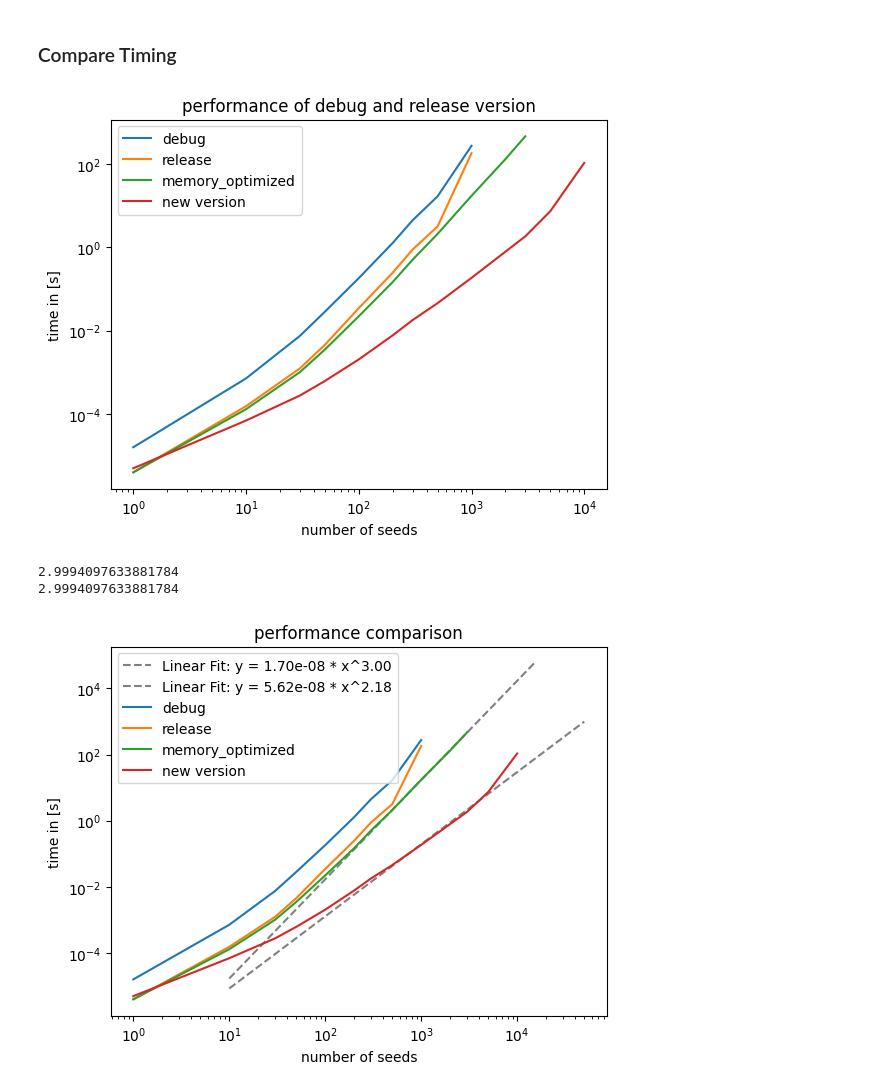
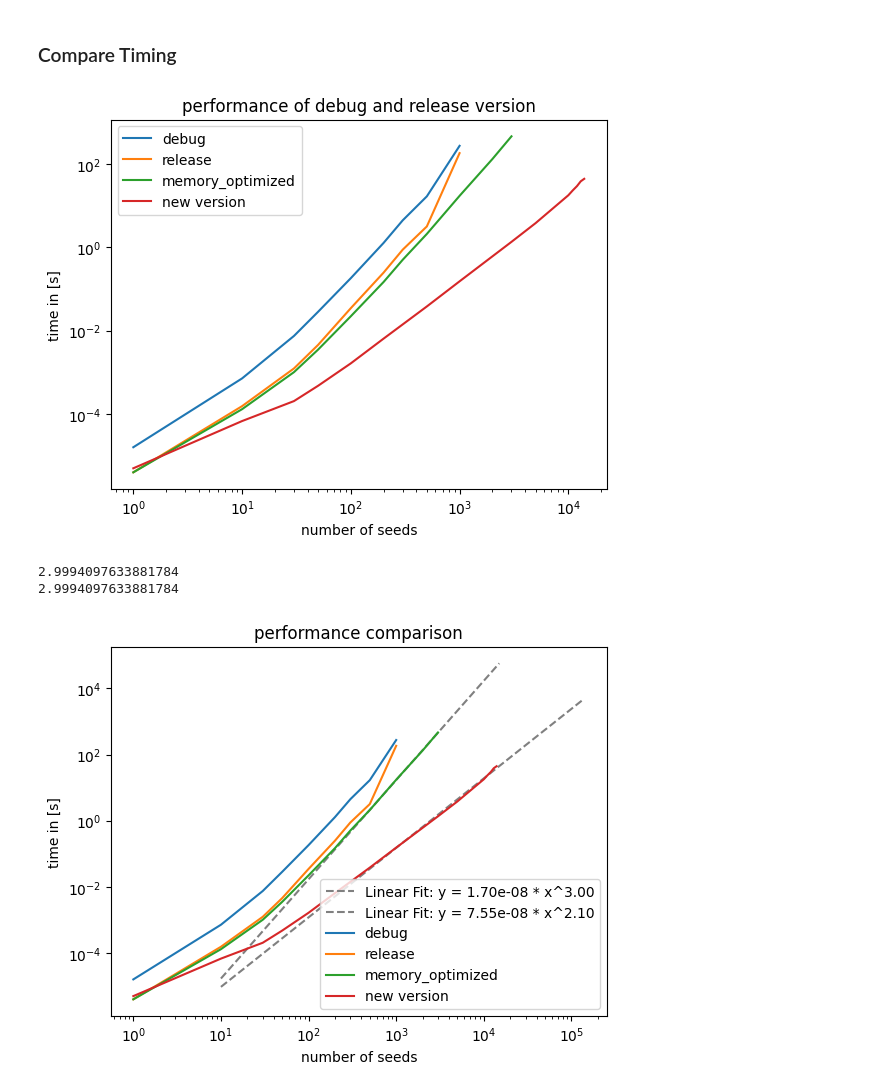
Before and after one commit to lucas56098/voronoi_mesh_project, a Jupyter notebook: animate.ipynb, the cells around one changed output. Saved outputs shown, nothing was run; the diff lists cells and outputs as text; code cells hidden in the pictures.

```diff
--- a/animate.ipynb
+++ b/animate.ipynb
@@ -90,7 +90,7 @@ saved animation
 debug = np.loadtxt('build/times_debug_naive.csv', delimiter=',', skiprows=1)
 release = np.loadtxt('build/times_release_naive.csv', delimiter=',', skiprows=1)
 release_memory_opt = np.loadtxt('build/times_release_memory_opt.csv', delimiter=',', skiprows=1)
-new_algorithm = np.loadtxt('build/times_new_algorithm.csv', delimiter=',', skiprows=1)
+new_algorithm = np.loadtxt('build/times_new_algorithm2.csv', delimiter=',', skiprows=1)
 
 
 plt.title('performance of debug and release version')
@@ -106,7 +106,7 @@ plt.legend(loc = 'best')
 #plt.savefig("figures/benchmark.png")
 plt.show()
 # %% [output]
-[figure, old version]
+[figure, new version]
 # %%
 from scipy.optimize import curve_fit
 
@@ -125,33 +125,33 @@ y_fit = np.exp(line(np.log(x_fit), m, b))
 plt.plot(x_fit, y_fit, label=f'Linear Fit: y = {np.exp(b):.2e} * x^{m:.2f}', color='grey', linestyle = '--')
 
 
 popt1, pcov1 = curve_fit(line, np.log(new_algorithm[7:-1, 0]), np.log(new_algorithm[7:-1,1]/1000000))
 
 print(popt[0])
 m1 = popt1[0]
 b1 = popt1[1]
 
 # Plot the linear fit
-x_fit = np.linspace(min(new_algorithm[1:, 0]), max(new_algorithm[:, 0])*5, 100)
+x_fit = np.linspace(min(new_algorithm[1:, 0]), max(new_algorithm[:, 0])*10, 100)
 y_fit = np.exp(line(np.log(x_fit), m1, b1))
 plt.plot(x_fit, y_fit, label=f'Linear Fit: y = {np.exp(b1):.2e} * x^{m1:.2f}', color='grey', linestyle = '--')
 
 
 
 plt.title('performance comparison')
 plt.xlabel('number of seeds')
 plt.ylabel('time in [s]')
 plt.yscale('log')
 plt.xscale('log')
 plt.plot(debug[:, 0], debug[:, 1]/1000000, label = 'debug')
 plt.plot(release[:, 0], release[:, 1]/1000000, label = 'release')
 plt.plot(release_memory_opt[:, 0], release_memory_opt[:, 1]/1000000, label = 'memory_optimized')
 plt.plot(new_algorithm[:, 0], new_algorithm[:, 1]/1000000, label = 'new version')
 
 plt.legend(loc = 'best')
-#plt.savefig("figures/benchmark.pdf")
+plt.savefig("figures/benchmark.png")
 plt.show()
 # %% [output]
 2.9994097633881784
 2.9994097633881784
-[figure, old version]
+[figure, new version]
```
Also changed, not shown: parts of 3 cells of this notebook, 7 other files.
